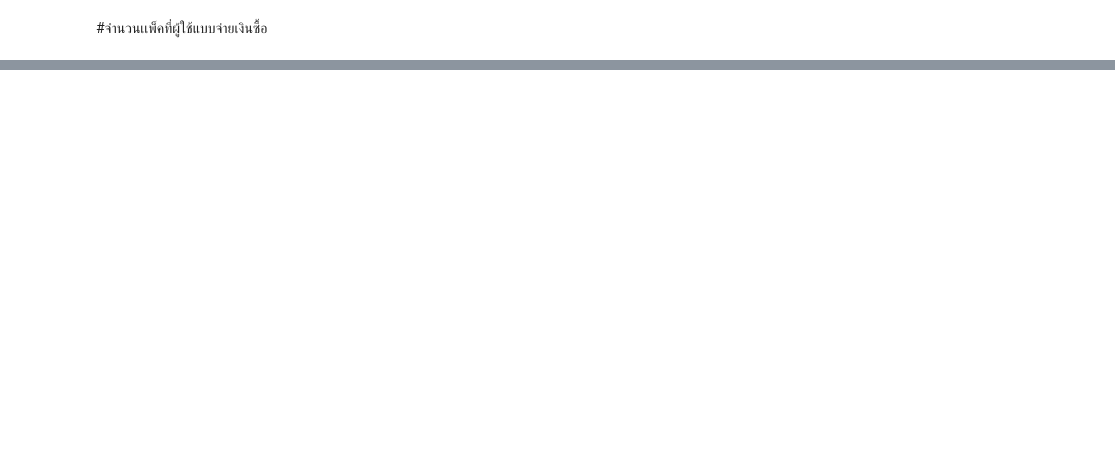
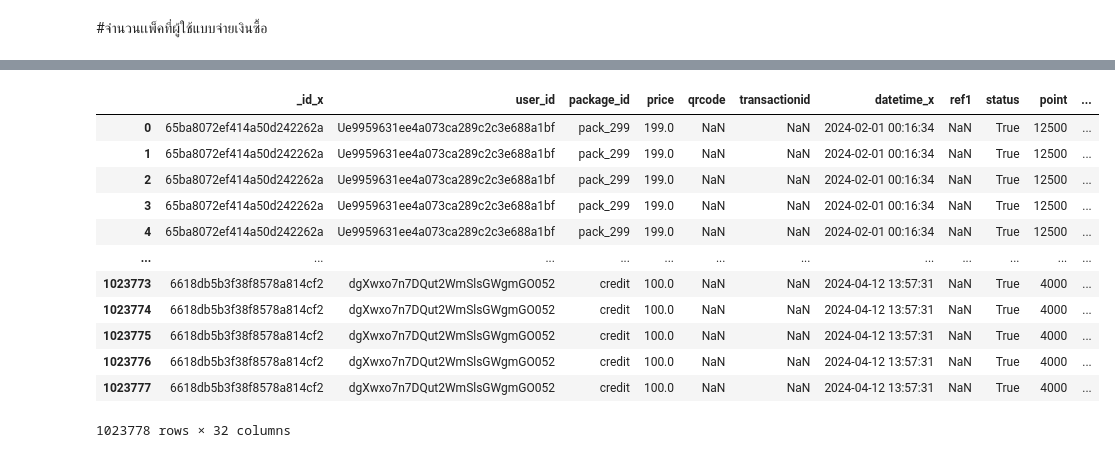
Before and after one commit to Passakorn-V/DS_Sprint_Botnoi, a Jupyter notebook: Sprint1_1_2_2024.ipynb, the cells around one changed output, grey strips where cells are left out. Cells and saved outputs as stored; diff of their text form; code cells hidden in the pictures; blank space fills up the shorter version.

```diff
--- a/Sprint1_1_2_2024.ipynb
+++ b/Sprint1_1_2_2024.ipynb
@@ -934,0 +1119,19 @@ Name: message, dtype: object
+# %%
+# Join the tables using the 'user_id' column as the common key
+df_joined_true = pd.merge(df_pay_true, df_msg2, on='user_id', how='inner')
+
+df_joined_true
+# %% [output]
+|  | _id_x | user_id | package_id | price | qrcode | transactionid | datetime_x | ref1 | status | point | ... |
+| 0 | 65ba8072ef414a50d242262a | Ue9959631ee4a073ca289c2c3e688a1bf | pack_299 | 199.0 | NaN | NaN | 2024-02-01 00:16:34 | NaN | True | 12500 | ... |
+| 1 | 65ba8072ef414a50d242262a | Ue9959631ee4a073ca289c2c3e688a1bf | pack_299 | 199.0 | NaN | NaN | 2024-02-01 00:16:34 | NaN | True | 12500 | ... |
+| 2 | 65ba8072ef414a50d242262a | Ue9959631ee4a073ca289c2c3e688a1bf | pack_299 | 199.0 | NaN | NaN | 2024-02-01 00:16:34 | NaN | True | 12500 | ... |
+| 3 | 65ba8072ef414a50d242262a | Ue9959631ee4a073ca289c2c3e688a1bf | pack_299 | 199.0 | NaN | NaN | 2024-02-01 00:16:34 | NaN | True | 12500 | ... |
+| 4 | 65ba8072ef414a50d242262a | Ue9959631ee4a073ca289c2c3e688a1bf | pack_299 | 199.0 | NaN | NaN | 2024-02-01 00:16:34 | NaN | True | 12500 | ... |
+| ... | ... | ... | ... | ... | ... | ... | ... | ... | ... | ... | ... |
+| 1023773 | 6618db5b3f38f8578a814cf2 | dgXwxo7n7DQut2WmSlsGWgmGO052 | credit | 100.0 | NaN | NaN | 2024-04-12 13:57:31 | NaN | True | 4000 | ... |
+| 1023774 | 6618db5b3f38f8578a814cf2 | dgXwxo7n7DQut2WmSlsGWgmGO052 | credit | 100.0 | NaN | NaN | 2024-04-12 13:57:31 | NaN | True | 4000 | ... |
+| 1023775 | 6618db5b3f38f8578a814cf2 | dgXwxo7n7DQut2WmSlsGWgmGO052 | credit | 100.0 | NaN | NaN | 2024-04-12 13:57:31 | NaN | True | 4000 | ... |
+| 1023776 | 6618db5b3f38f8578a814cf2 | dgXwxo7n7DQut2WmSlsGWgmGO052 | credit | 100.0 | NaN | NaN | 2024-04-12 13:57:31 | NaN | True | 4000 | ... |
+| 1023777 | 6618db5b3f38f8578a814cf2 | dgXwxo7n7DQut2WmSlsGWgmGO052 | credit | 100.0 | NaN | NaN | 2024-04-12 13:57:31 | NaN | True | 4000 | ... |
+1023778 rows × 32 columns
```
Also changed, not shown: parts of 40 cells of this notebook.
